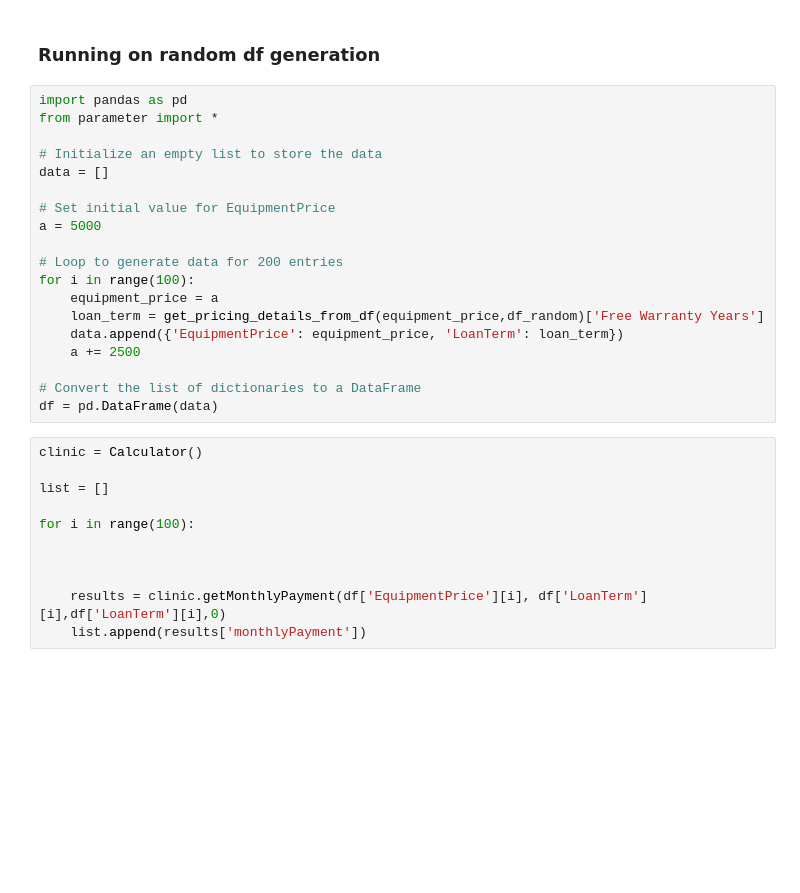
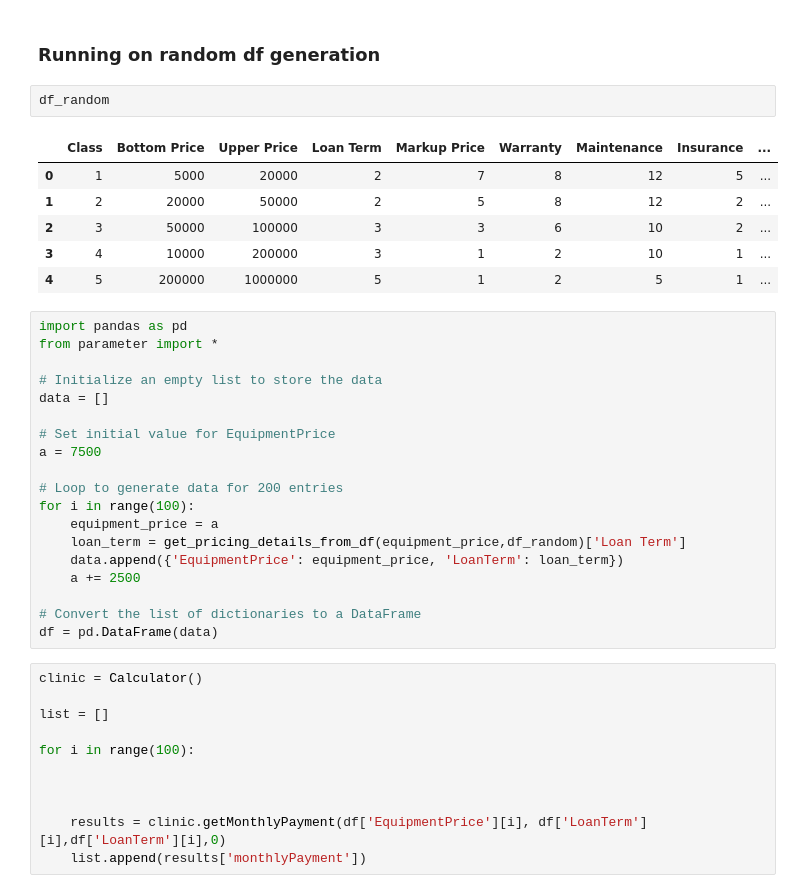
Before and after one commit to Gaia-Dental-Studio/new_pricing_calculator, a Jupyter notebook: param_optimization.ipynb, the cells around one changed output. Cells and saved outputs as stored; diff of their text form; blank space fills up the shorter version.

```diff
--- a/param_optimization.ipynb
+++ b/param_optimization.ipynb
@@ -374,5 +423,14 @@ get_pricing_details_from_df(30000,df_random)
 # %% [markdown]
 ### Running on random df generation
+# %%
+df_random
+# %% [output]
+|  | Class | Bottom Price | Upper Price | Loan Term | Markup Price | Warranty | Maintenance | Insurance | ... |
+| 0 | 1 | 5000 | 20000 | 2 | 7 | 8 | 12 | 5 | ... |
+| 1 | 2 | 20000 | 50000 | 2 | 5 | 8 | 12 | 2 | ... |
+| 2 | 3 | 50000 | 100000 | 3 | 3 | 6 | 10 | 2 | ... |
+| 3 | 4 | 10000 | 200000 | 3 | 1 | 2 | 10 | 1 | ... |
+| 4 | 5 | 200000 | 1000000 | 5 | 1 | 2 | 5 | 1 | ... |
 # %%
 import pandas as pd
 from parameter import *
@@ -381,12 +439,12 @@ from parameter import *
 data = []
 
 # Set initial value for EquipmentPrice
-a = 5000
+a = 7500
 
 # Loop to generate data for 200 entries
 for i in range(100):
     equipment_price = a
-    loan_term = get_pricing_details_from_df(equipment_price,df_random)['Free Warranty Years']
+    loan_term = get_pricing_details_from_df(equipment_price,df_random)['Loan Term']
     data.append({'EquipmentPrice': equipment_price, 'LoanTerm': loan_term})
     a += 2500
 
```
Also changed, not shown: parts of 30 cells of this notebook, 18 other files.
